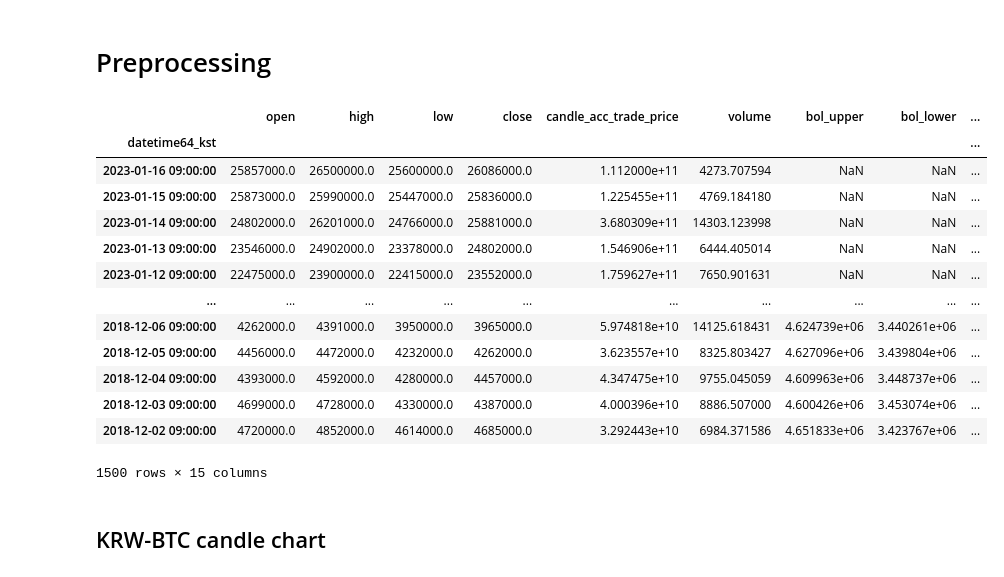
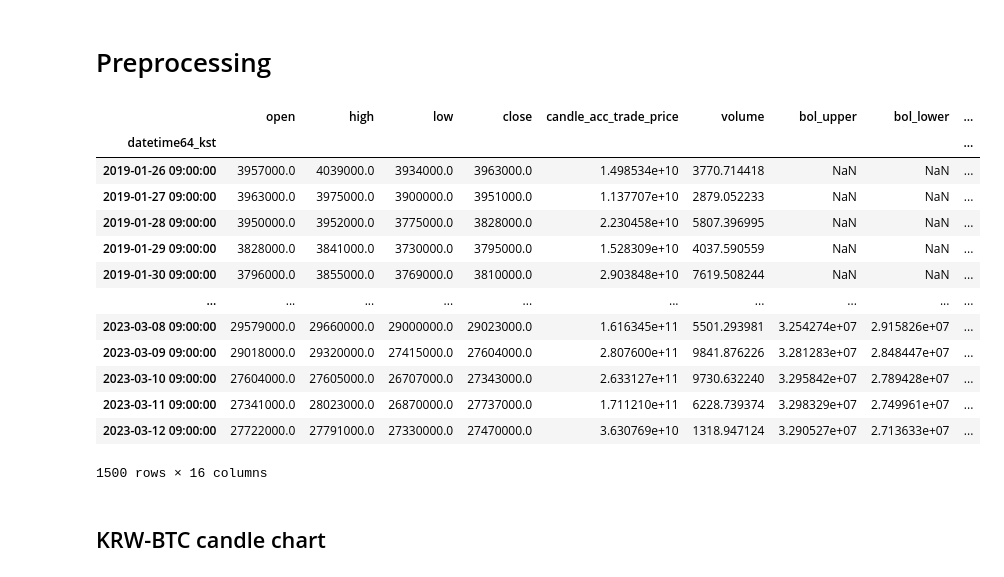
Before and after one commit to Bull-or-Bear-Upbit-Market-Prediction/BoB-Upbitapi, a Jupyter notebook: eda.ipynb, the cells around one changed output. Saved outputs shown, nothing was run; the diff lists cells and outputs as text; code cells hidden in the pictures.

```diff
--- a/eda.ipynb
+++ b/eda.ipynb
@@ -41,35 +41,38 @@ import time
 api=UpbitAPI()
 # %%
 df = api.day_candle(count=1500)
-def applytech(df):
+
+def applytech(df:pd.DataFrame):
+    df.sort_index(inplace=True)
     df['bol_upper']=ta.volatility.bollinger_hband(df['trade_price'])
     df['bol_lower']=ta.volatility.bollinger_lband(df['trade_price'])
     df['rsi']=ta.momentum.rsi(df['trade_price'])
+    df['stochastic_oscillators']=ta.momentum.StochasticOscillator(df['high_price'],df['low_price'],df['trade_price']).stoch_signal()
     df['12ema']=ta.trend.ema_indicator(df['trade_price'],window=12)
     df['26ema']=ta.trend.ema_indicator(df['trade_price'],window=26)
     df['macd']=ta.trend.macd(df['trade_price'])
     df['macd_signal']=ta.trend.macd_signal(df['trade_price'])
     df['macd_oscillators']=ta.trend.macd_diff(df['trade_price'])
     df['Daily return']=df['trade_price'].pct_change()
     df.rename(columns = {'opening_price':'open','trade_price':'close','high_price':'high','low_price':'low','candle_acc_trade_volume':'volume'},inplace=True)
     return df
 df=applytech(df)
 df
 # %% [output]
 |  | open | high | low | close | candle_acc_trade_price | volume | bol_upper | bol_lower | ... |
 | datetime64_kst |  |  |  |  |  |  |  |  | ... |
-| 2023-01-16 09:00:00 | 25857000.0 | 26500000.0 | 25600000.0 | 26086000.0 | 1.112000e+11 | 4273.707594 | NaN | NaN | ... |
-| 2023-01-15 09:00:00 | 25873000.0 | 25990000.0 | 25447000.0 | 25836000.0 | 1.225455e+11 | 4769.184180 | NaN | NaN | ... |
-| 2023-01-14 09:00:00 | 24802000.0 | 26201000.0 | 24766000.0 | 25881000.0 | 3.680309e+11 | 14303.123998 | NaN | NaN | ... |
-| 2023-01-13 09:00:00 | 23546000.0 | 24902000.0 | 23378000.0 | 24802000.0 | 1.546906e+11 | 6444.405014 | NaN | NaN | ... |
-| 2023-01-12 09:00:00 | 22475000.0 | 23900000.0 | 22415000.0 | 23552000.0 | 1.759627e+11 | 7650.901631 | NaN | NaN | ... |
+| 2019-01-26 09:00:00 | 3957000.0 | 4039000.0 | 3934000.0 | 3963000.0 | 1.498534e+10 | 3770.714418 | NaN | NaN | ... |
+| 2019-01-27 09:00:00 | 3963000.0 | 3975000.0 | 3900000.0 | 3951000.0 | 1.137707e+10 | 2879.052233 | NaN | NaN | ... |
+| 2019-01-28 09:00:00 | 3950000.0 | 3952000.0 | 3775000.0 | 3828000.0 | 2.230458e+10 | 5807.396995 | NaN | NaN | ... |
+| 2019-01-29 09:00:00 | 3828000.0 | 3841000.0 | 3730000.0 | 3795000.0 | 1.528309e+10 | 4037.590559 | NaN | NaN | ... |
+| 2019-01-30 09:00:00 | 3796000.0 | 3855000.0 | 3769000.0 | 3810000.0 | 2.903848e+10 | 7619.508244 | NaN | NaN | ... |
 | ... | ... | ... | ... | ... | ... | ... | ... | ... | ... |
-| 2018-12-06 09:00:00 | 4262000.0 | 4391000.0 | 3950000.0 | 3965000.0 | 5.974818e+10 | 14125.618431 | 4.624739e+06 | 3.440261e+06 | ... |
-| 2018-12-05 09:00:00 | 4456000.0 | 4472000.0 | 4232000.0 | 4262000.0 | 3.623557e+10 | 8325.803427 | 4.627096e+06 | 3.439804e+06 | ... |
-| 2018-12-04 09:00:00 | 4393000.0 | 4592000.0 | 4280000.0 | 4457000.0 | 4.347475e+10 | 9755.045059 | 4.609963e+06 | 3.448737e+06 | ... |
-| 2018-12-03 09:00:00 | 4699000.0 | 4728000.0 | 4330000.0 | 4387000.0 | 4.000396e+10 | 8886.507000 | 4.600426e+06 | 3.453074e+06 | ... |
-| 2018-12-02 09:00:00 | 4720000.0 | 4852000.0 | 4614000.0 | 4685000.0 | 3.292443e+10 | 6984.371586 | 4.651833e+06 | 3.423767e+06 | ... |
+| 2023-03-08 09:00:00 | 29579000.0 | 29660000.0 | 29000000.0 | 29023000.0 | 1.616345e+11 | 5501.293981 | 3.254274e+07 | 2.915826e+07 | ... |
+| 2023-03-09 09:00:00 | 29018000.0 | 29320000.0 | 27415000.0 | 27604000.0 | 2.807600e+11 | 9841.876226 | 3.281283e+07 | 2.848447e+07 | ... |
+| 2023-03-10 09:00:00 | 27604000.0 | 27605000.0 | 26707000.0 | 27343000.0 | 2.633127e+11 | 9730.632240 | 3.295842e+07 | 2.789428e+07 | ... |
+| 2023-03-11 09:00:00 | 27341000.0 | 28023000.0 | 26870000.0 | 27737000.0 | 1.711210e+11 | 6228.739374 | 3.298329e+07 | 2.749961e+07 | ... |
+| 2023-03-12 09:00:00 | 27722000.0 | 27791000.0 | 27330000.0 | 27470000.0 | 3.630769e+10 | 1318.947124 | 3.290527e+07 | 2.713633e+07 | ... |
-1500 rows × 15 columns
+1500 rows × 16 columns
 # %% [markdown]
 ## KRW-BTC candle chart
 # %% [markdown]
```
Also changed, not shown: parts of 19 cells of this notebook, 28 other files.
